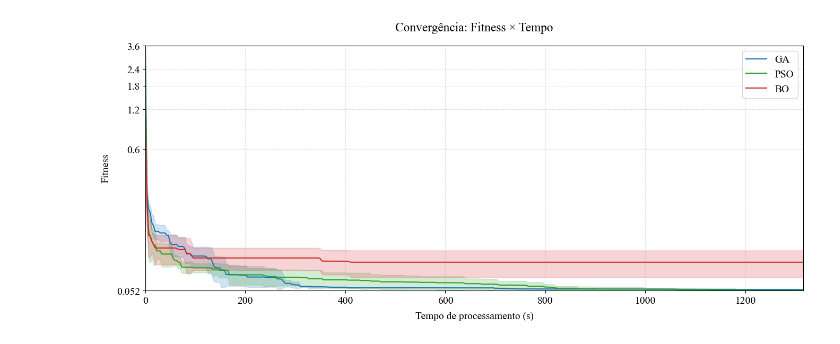
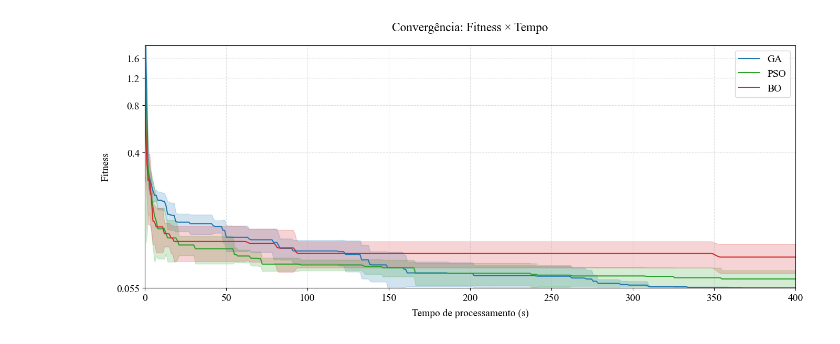
Before and after one commit to joaovfdias/optim_model_updating, a Jupyter notebook: plot/Problema 4.ipynb, the cells around one changed output. Drawn from its saved outputs; the diff is of its cells as text; code cells hidden in the pictures.

```diff
--- a/plot/Problema 4.ipynb
+++ b/plot/Problema 4.ipynb
@@ -41,8 +41,8 @@ for algo, sets in filter_sets.items():
 # %%
 plot = Plotter(log_dir)
 # %%
-plot.plot_convergence_vs_time_logs(algos, logs_dir)
+plot.plot_convergence_vs_time_logs(algos, logs_dir, ymax_percentile=99.88, tmax=400)
 # %% [output]
-[figure, old version]
+[figure, new version]
 # %%
 plot.plot_all_results(param_keys=dadosp.keys, key_to_name=dadosp.key_to_name, param_expected_values=dadosp.expected_values, param_search_space=dadosp.search_spaces, filter_sets=filter_sets)
```
Also changed, not shown: 1 other file.
